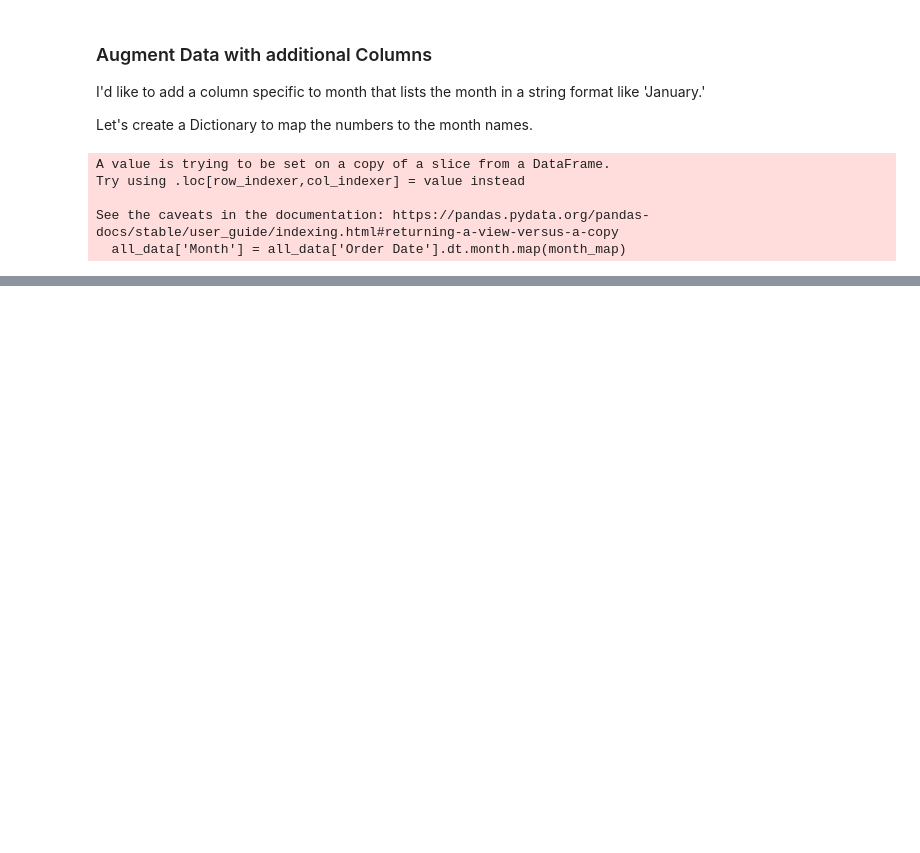
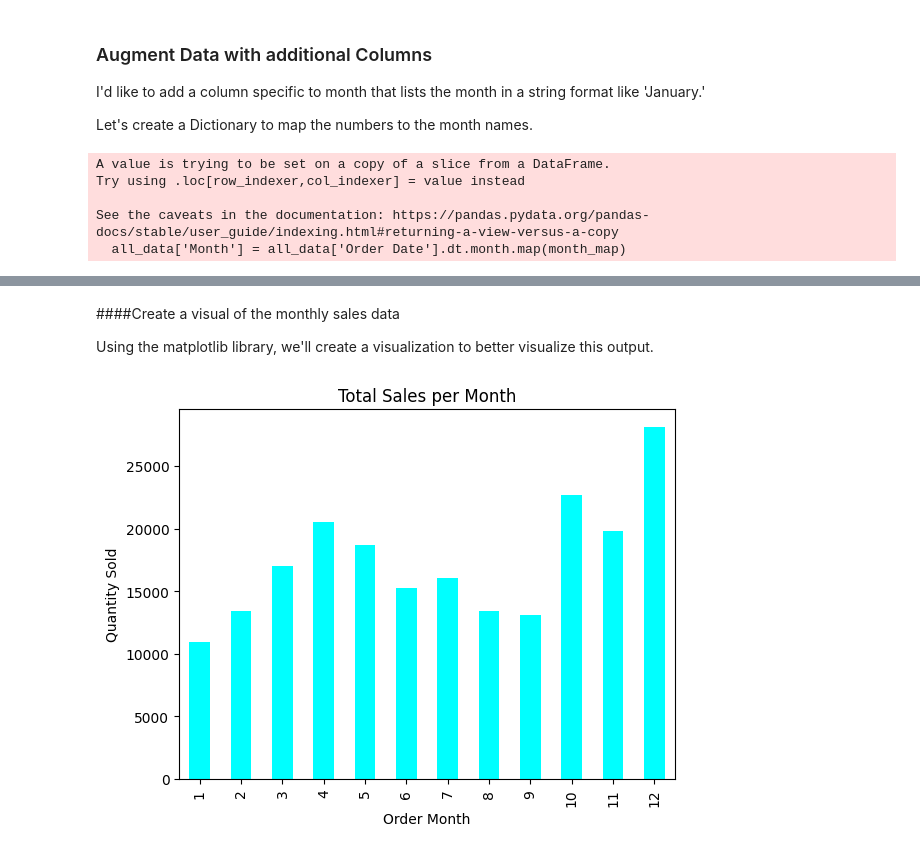
Before and after one commit to heinerkace/GoodStart, a Jupyter notebook: PythonProjectPortfolioKace.ipynb, the cells around one changed output, grey strips where cells are left out. Cells and saved outputs as stored; diff of their text form; code cells hidden in the pictures; blank space fills up the shorter version.

```diff
--- a/PythonProjectPortfolioKace.ipynb
+++ b/PythonProjectPortfolioKace.ipynb
@@ -228,0 +265,2 @@ See the caveats in the documentation: https://pandas.pydata.org/pandas-docs/stab
+# %%
+all_data['Order Month'] = all_data['Order Date'].dt.month
@@ -228,0 +273,3 @@ See the caveats in the documentation: https://pandas.pydata.org/pandas-docs/stab
+# %%
+monthly_sales = all_data.groupby('Order Month')['Quantity Ordered'].sum()
+print(monthly_sales)
@@ -228,0 +291,4 @@ See the caveats in the documentation: https://pandas.pydata.org/pandas-docs/stab
+# %% [markdown]
+####Create a visual of the monthly sales data
+
+Using the matplotlib library, we'll create a visualization to better visualize this output.
@@ -228,0 +297,8 @@ See the caveats in the documentation: https://pandas.pydata.org/pandas-docs/stab
+# %%
+monthly_sales.plot(kind="bar", color="aqua")
+plt.title('Total Sales per Month')
+plt.xlabel("Order Month")
+plt.ylabel("Quantity Sold")
+plt.show()
+# %% [output]
+[figure, added]
```
Also changed, not shown: parts of 17 cells of this notebook.
